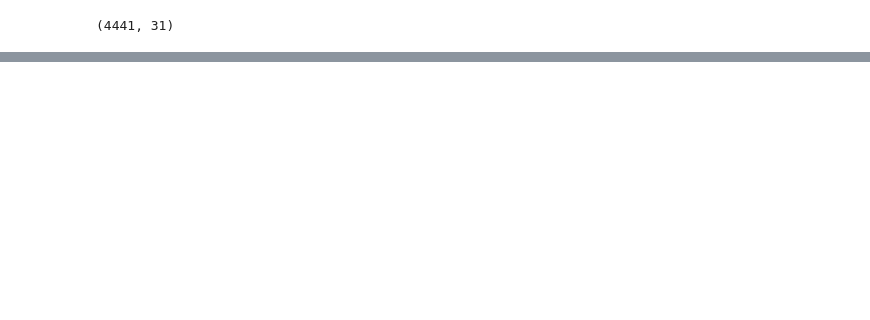
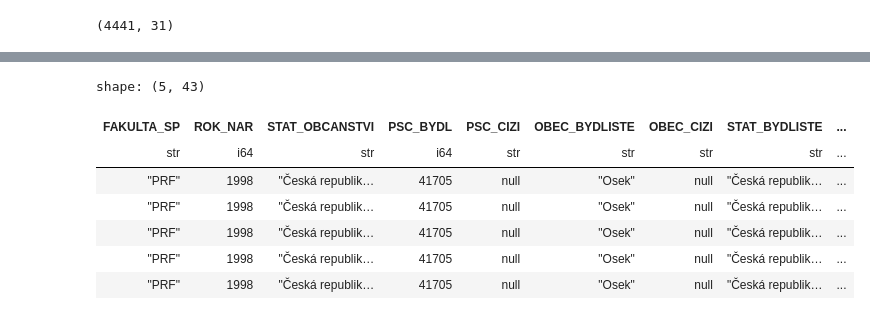
Before and after one commit to MFVS/AVD3, a Jupyter notebook: marek.ipynb, the cells around one changed output, grey strips where cells are left out. Cells and saved outputs as stored; diff of their text form; code cells hidden in the pictures; blank space fills up the shorter version.

```diff
--- a/marek.ipynb
+++ b/marek.ipynb
@@ -408,0 +412,12 @@ DriverError: './vendor/obce.geojson' not recognized as a supported file format.
+# %%
+df = df.join(other=places_df, how="left", right_on="obec_name", left_on="OBEC_BYDLISTE")
+df.head()
+# %% [output]
+shape: (5, 43)
+| FAKULTA_SP | ROK_NAR | STAT_OBCANSTVI | PSC_BYDL | PSC_CIZI | OBEC_BYDLISTE | OBEC_CIZI | STAT_BYDLISTE | ... |
+| str | i64 | str | i64 | str | str | str | str | ... |
+| "PRF" | 1998 | "Česká republik… | 41705 | null | "Osek" | null | "Česká republik… | ... |
+| "PRF" | 1998 | "Česká republik… | 41705 | null | "Osek" | null | "Česká republik… | ... |
+| "PRF" | 1998 | "Česká republik… | 41705 | null | "Osek" | null | "Česká republik… | ... |
+| "PRF" | 1998 | "Česká republik… | 41705 | null | "Osek" | null | "Česká republik… | ... |
+| "PRF" | 1998 | "Česká republik… | 41705 | null | "Osek" | null | "Česká republik… | ... |
```
Also changed, not shown: parts of 19 cells of this notebook, 2 other files.
